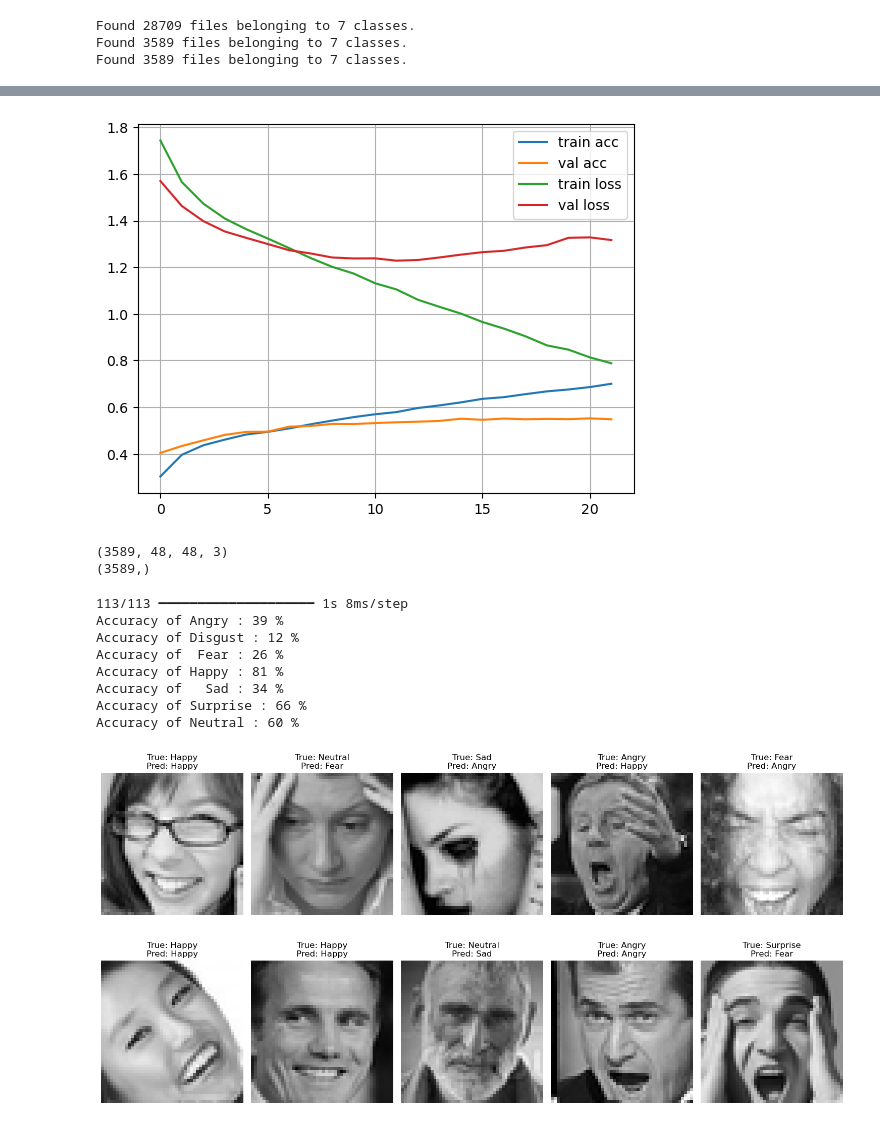
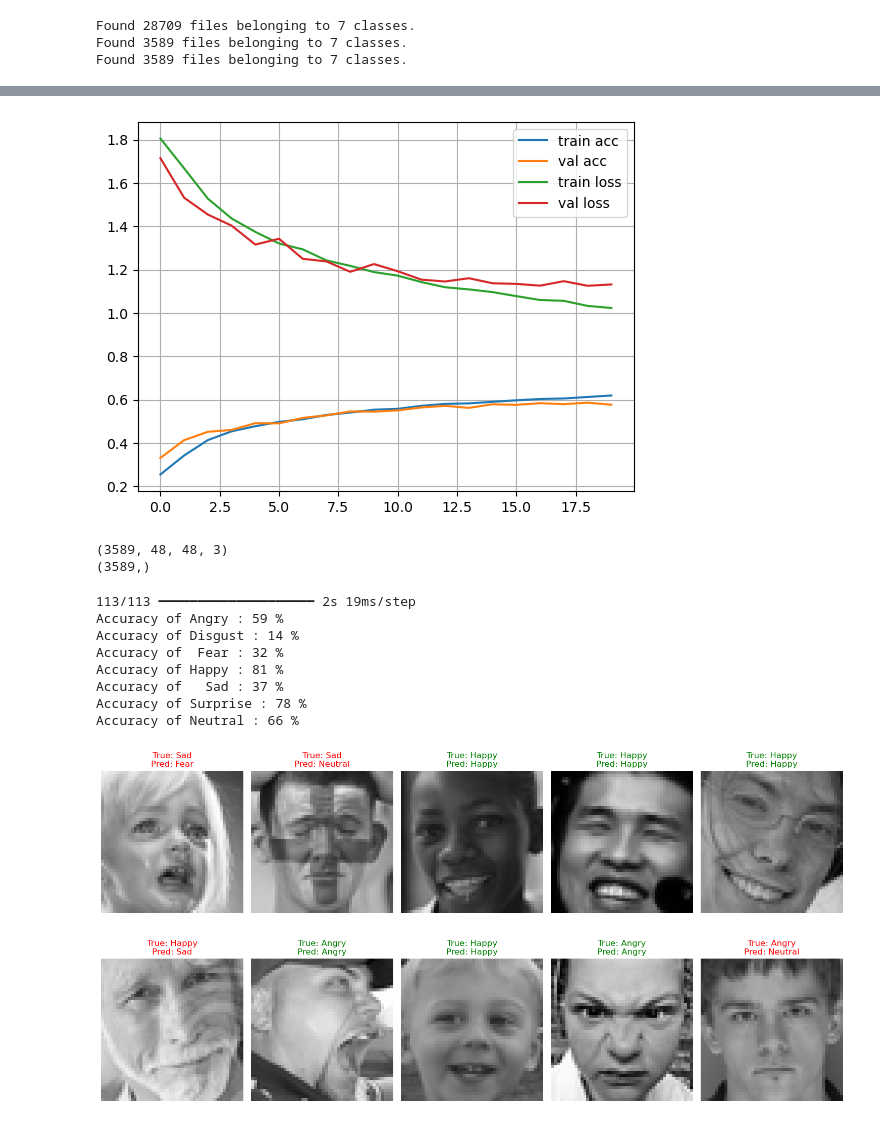
Before and after one commit to Islake/Neuroverkkoprojekti, a Jupyter notebook: Loppuprojekti/emotions_CNN.ipynb, the cells around one changed output, grey strips where cells are left out. Drawn from its saved outputs; the diff is of its cells as text; code cells hidden in the pictures.

```diff
--- a/Loppuprojekti/emotions_CNN.ipynb
+++ b/Loppuprojekti/emotions_CNN.ipynb
@@ -18,7 +18,7 @@ num_classes = 7
 train_dataset = image_dataset_from_directory(
     os.path.join("kuvat/emotions/train"),
     image_size=(48, 48),
-    batch_size=256
+    batch_size=512
 )
 validation_dataset = image_dataset_from_directory(
     os.path.join("kuvat/emotions/val"),
@@ -31,6 +31,13 @@ test_dataset = image_dataset_from_directory(
     batch_size=256
 )
 
+# --- Data Augmentation ---
+data_augmentation = keras.Sequential([
+    layers.RandomFlip("horizontal"),
+    layers.RandomZoom(0.1),
+])
+train_dataset = train_dataset.map(lambda x, y: (data_augmentation(x, training=True), y))
+
 # Kuvien esikäsittely: skaalataan arvot [0, 1] välille
 train_dataset = train_dataset.map(lambda x, y: (x / 255.0, y))
 validation_dataset = validation_dataset.map(lambda x, y: (x / 255.0, y))
@@ -41,12 +48,15 @@ Found 3589 files belonging to 7 classes.
 Found 3589 files belonging to 7 classes.
 # %%
 inputs = keras.Input(shape=(48, 48, 3))
-x = layers.Conv2D(32, (3,3), activation='relu')(inputs)
+
+x = layers.Conv2D(64, (3,3), activation='relu')(inputs)
 x = layers.MaxPooling2D((2,2))(x)
-x = layers.Conv2D(64, (3,3), activation='relu')(x)
+x = layers.Conv2D(128, (3,3), activation='relu')(x)
+x = layers.MaxPooling2D((2,2))(x)
+x = layers.Conv2D(256, (3,3), activation='relu')(x)
 x = layers.MaxPooling2D((2,2))(x)
 x = layers.Flatten()(x)
-x = layers.Dense(128, activation='relu')(x)
+x = layers.Dense(512, activation='relu')(x)
 x = layers.Dropout(0.5)(x)
 outputs = layers.Dense(num_classes, activation="softmax")(x)
 
@@ -103,7 +113,7 @@ start_time = time.time()
 history = model.fit(
     train_dataset,
     validation_data=validation_dataset,
-    epochs=30,
+    epochs=20,
     callbacks=callbacks,
     verbose=1
 )
@@ -146,6 +156,4 @@ Test accuracy: 0.533853
 # %%
-import matplotlib.pyplot as plt
-
 # Assuming you have 'history' from model.fit()
 plt.plot(history.history['accuracy'], label='train acc')
 plt.plot(history.history['val_accuracy'], label='val acc')
@@ -155,7 +163,7 @@ plt.legend()
 plt.grid()
 plt.show()
 # %% [output]
-[figure, old version]
+[figure, new version]
 # %%
 
 # Separate the images and labels into one numpy array
@@ -176,7 +184,6 @@ print(y_test.shape)
 (3589, 48, 48, 3)
 (3589,)
 # %%
-
 # Ennustetaan kaikki testikuvat
 y_pred = model.predict(x_test)
 y_pred_labels = np.argmax(y_pred, axis=1)
@@ -201,41 +208,42 @@ for i in range(len(names)):
     else:
         print('No samples for class', names[i])
 # %% [output]
-113/113 ━━━━━━━━━━━━━━━━━━━━ 1s 8ms/step
-Accuracy of Angry : 39 %
-Accuracy of Disgust : 12 %
-Accuracy of  Fear : 26 %
+113/113 ━━━━━━━━━━━━━━━━━━━━ 2s 19ms/step
+Accuracy of Angry : 59 %
+Accuracy of Disgust : 14 %
+Accuracy of  Fear : 32 %
 Accuracy of Happy : 81 %
-Accuracy of   Sad : 34 %
-Accuracy of Surprise : 66 %
-Accuracy of Neutral : 60 %
+Accuracy of   Sad : 37 %
+Accuracy of Surprise : 78 %
+Accuracy of Neutral : 66 %
 # %%
 import numpy as np
 import matplotlib.pyplot as plt
 
 # Visualize a few test images with true and predicted labels
 def visualize_predictions(start=0, num_images=10):
     plt.figure(figsize=(15, 8))
 
     for i in range(num_images):
         plt.subplot(2, 5, i+1)  # 2 rows, 5 images per row
         img = x_test[start + i]
         img = np.clip(img, 0.0, 1.0)  # Ensure values are between 0 and 1
         plt.imshow(img)  # Display the image
         plt.axis('off')
 
         true_label = names[y_test[start + i]]  # True label
         pred_label = names[y_pred_labels[start + i]]  # Predicted label
 
-        plt.title(f"True: {true_label}\nPred: {pred_label}")
+        color = "green" if true_label == pred_label else "red"
+        plt.title(f"True: {true_label}\nPred: {pred_label}", color=color)
 
     plt.tight_layout()
     plt.show()
 
 # Visualize first 10 images from the test set
 visualize_predictions(start=0, num_images=10)
 # %% [output]
-[figure, old version]
+[figure, new version]
 # %%
 from sklearn.metrics import precision_score, recall_score, f1_score
 
```
Also changed, not shown: parts of 4 cells of this notebook.
